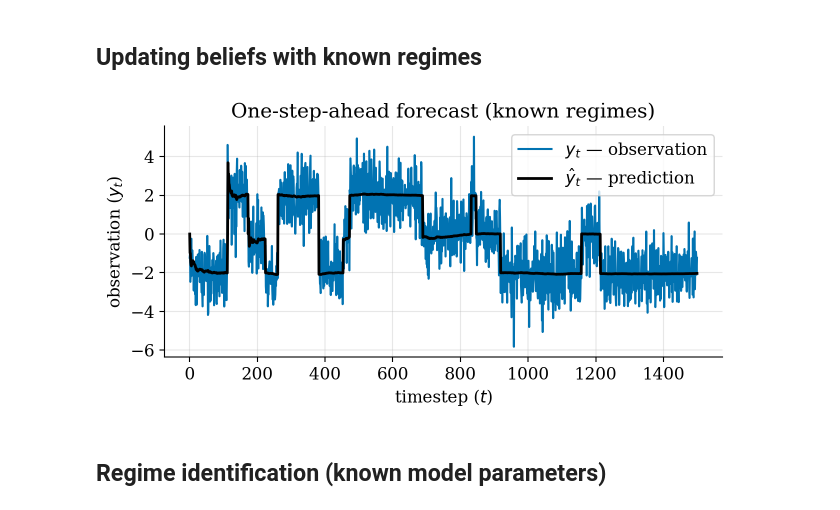
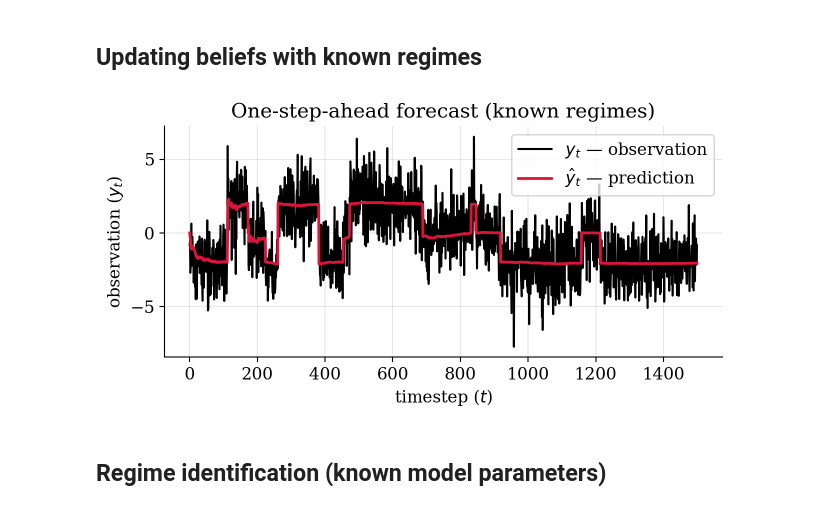
Before and after one commit to gerdm/bayes, a Jupyter notebook: online-hmm.ipynb, the cells around one changed output. Saved outputs shown, nothing was run; the diff lists cells and outputs as text; code cells hidden in the pictures.

```diff
--- a/online-hmm.ipynb
+++ b/online-hmm.ipynb
@@ -48,7 +48,7 @@ Array([[0.99 , 0.005, 0.005],
        [0.005, 0.99 , 0.005],
        [0.005, 0.005, 0.99 ]], dtype=float32)
 # %%
-obs_var = 1 ** 2
+obs_var = 1.5 ** 2
 
 def step(state, key):
     key_state, key_noise = jax.random.split(key)
@@ -108,20 +109,20 @@ def update_conditional(bel, xs, sigma2):
 
     return bel_update, bel
 # %%
-sigma2 = 0.5 ** 2
 bel_init = BeliefRegimes(means=jnp.zeros(n_regimes), variances=jnp.ones(n_regimes))
-bel_final, bel_hist = jax.lax.scan(partial(update_conditional, sigma2=sigma2), bel_init, (obs, states))
+bel_final, bel_hist = jax.lax.scan(partial(update_conditional, sigma2=obs_var), bel_init, (obs, states))
 # %%
-plt.plot(obs, label="$y_t$ — observation")
 hist_preds = jnp.take_along_axis(bel_hist.means, states[:, None], axis=1)
-plt.plot(hist_preds, c="black", label=r"$\hat{y}_t$ — prediction", linewidth=2)
+
+plt.plot(obs, label="$y_t$ — observation", color="black")
+plt.plot(hist_preds, label=r"$\hat{y}_t$ — prediction", linewidth=2, color="crimson")
 plt.title("One-step-ahead forecast (known regimes)")
 plt.xlabel("timestep ($t$)")
 plt.ylabel("observation ($y_t$)")
 plt.legend()
 plt.grid(alpha=0.3)
 # %% [output]
-[figure, old version]
+[figure, new version]
 # %% [markdown]
 ## Regime identification (known model parameters)
 # %% [markdown]
```
Also changed, not shown: parts of 32 cells of this notebook.
